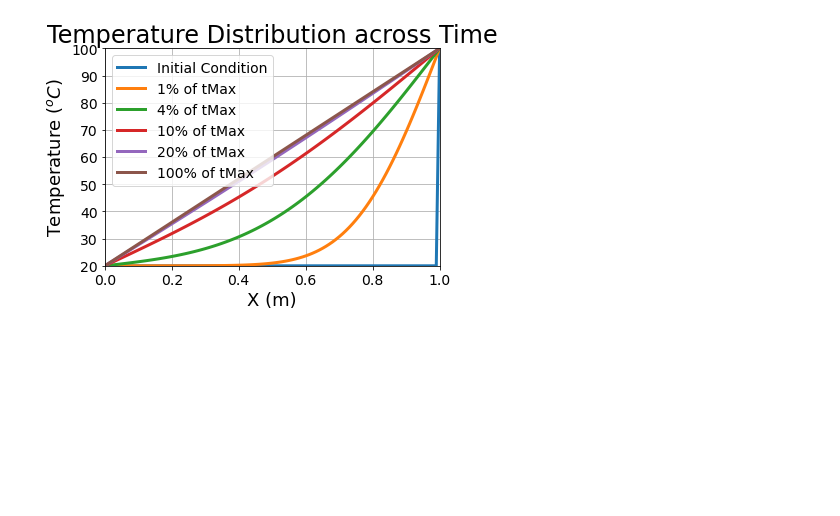
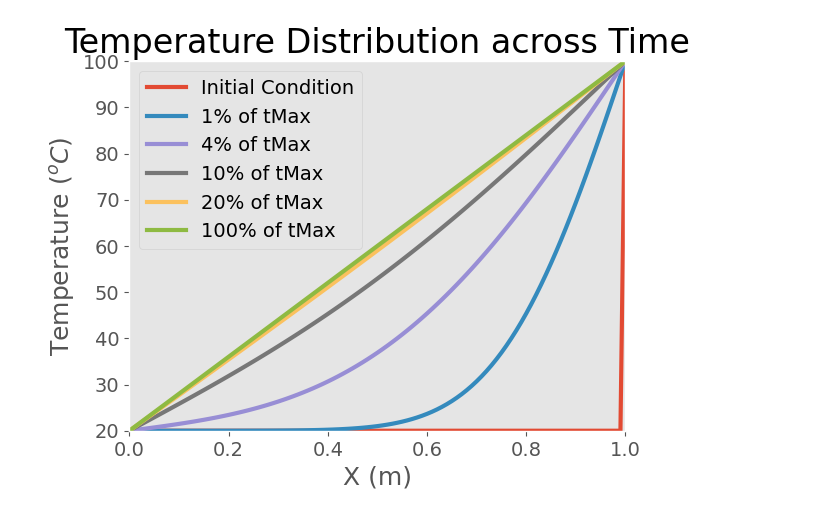
Before and after one commit to sandyherho/Numerical_dump, a Jupyter notebook: cfd/basic1/1dHeatEqn.ipynb, the cells around one changed output. Saved outputs shown, nothing was run; the diff lists cells and outputs as text; code cells hidden in the pictures; blank space fills up the shorter version.

```diff
--- a/cfd/basic1/1dHeatEqn.ipynb
+++ b/cfd/basic1/1dHeatEqn.ipynb
@@ -5,6 +5,7 @@ import numpy as np
 import math
 import matplotlib
 from matplotlib import pyplot as mplot
+mplot.style.use("ggplot")
 
 def solveHeatEquation(deltaT,numX,alpha,tMax,temp1,temp2,scheme):
 
@@ -61,32 +62,32 @@ def solveHeatEquation(deltaT,numX,alpha,tMax,temp1,temp2,scheme):
     mplot.title('Temperature Distribution across Time', fontsize=24)
     mplot.xlim(0,1)
     mplot.xticks(fontsize=14)
     mplot.ylim(temp1,temp2)
     mplot.yticks(fontsize=14)
     mplot.grid()
-    mplot.ylabel('Temperature ($^{o}C$)', fontsize=18) #loc='center',rotation=90)
+    mplot.ylabel('Temperature ($^{o}C$)', fontsize=18, loc='center',rotation=90)
     mplot.xlabel('X (m)', fontsize=18)
     mplot.legend(prop={'size': 14})
     mplot.show(block=True)
 
 
 if __name__ == '__main__':
 
     numX = 101
     tMax = 10
     alpha = 0.2 #Plexiglass
 
     # Boundary Conditions
     temp1 = 20
     temp2 = 100
 
     # Implicit Scheme Settings
     deltaT = 0.0001
     scheme = 'implicit'
 
     # Explicit Scheme Settings
 #    deltaT = 0.00024
 #    scheme = 'explicit'
     solveHeatEquation(deltaT,numX,alpha,tMax,temp1,temp2,scheme)
 # %% [output]
-[figure, old version]
+[figure, new version]
```
Also changed, not shown: 7 other files.
